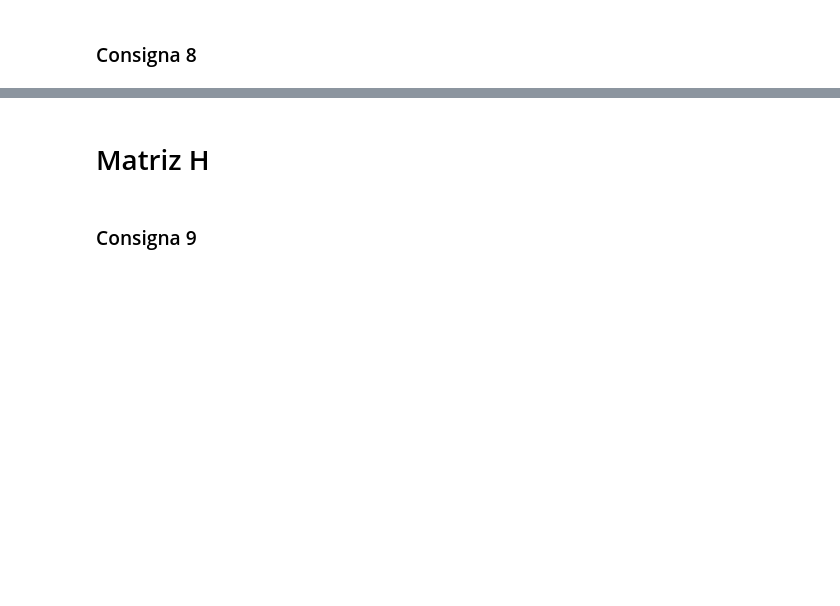
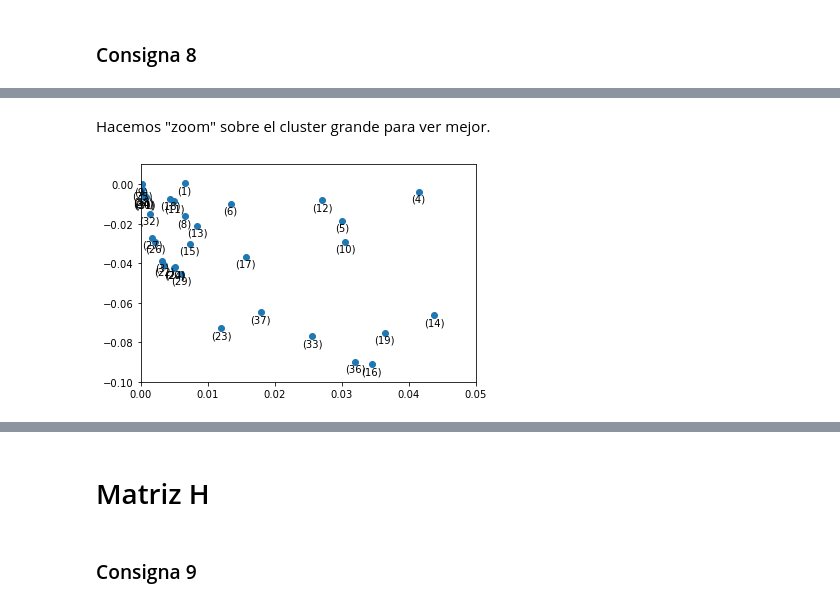
Before and after one commit to evaFomina/ALC_TP, a Jupyter notebook: Tiburones_ALC_TP2.ipynb, the cells around one changed output, grey strips where cells are left out. Drawn from its saved outputs; the diff is of its cells as text; code cells hidden in the pictures; blank space fills up the shorter version.

```diff
--- a/Tiburones_ALC_TP2.ipynb
+++ b/Tiburones_ALC_TP2.ipynb
@@ -732,0 +841,13 @@ Intente corregirlo pero no sé si tiene que dar esto
+# %% [markdown]
+Hacemos "zoom" sobre el cluster grande para ver mejor.
+# %%
+plt.scatter(x,y)
+
+for i, (xi, yi) in enumerate(proyAA):
+    plt.annotate(f'({i})', (xi, yi), textcoords="offset points", xytext=(0, -10), ha='center')
+
+plt.xlim(0,0.05)
+plt.ylim(-0.1,0.01)
+plt.show()
+# %% [output]
+[figure, added]
```
Also changed, not shown: parts of 64 cells of this notebook.
